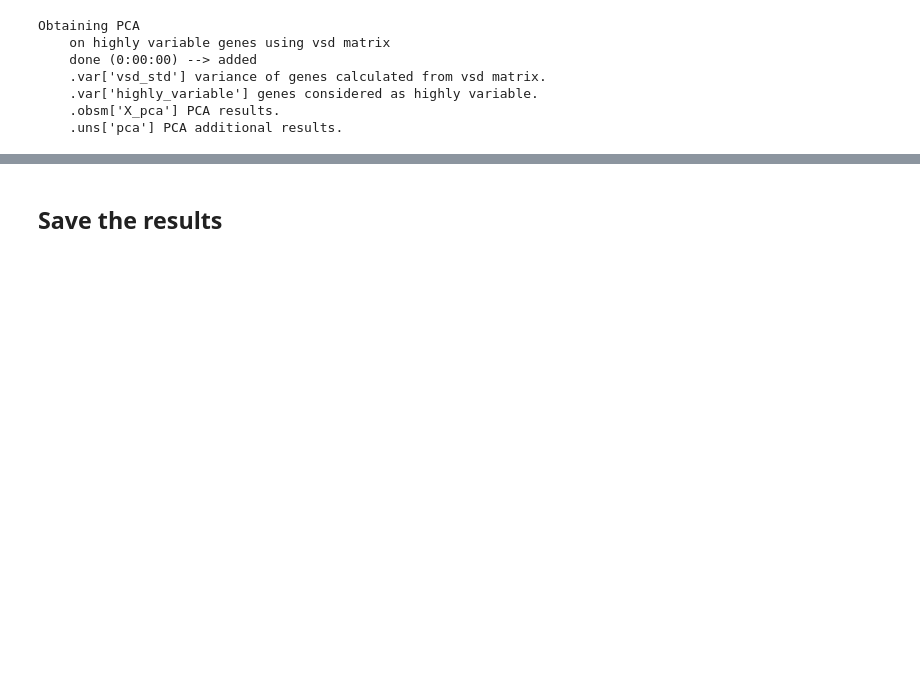
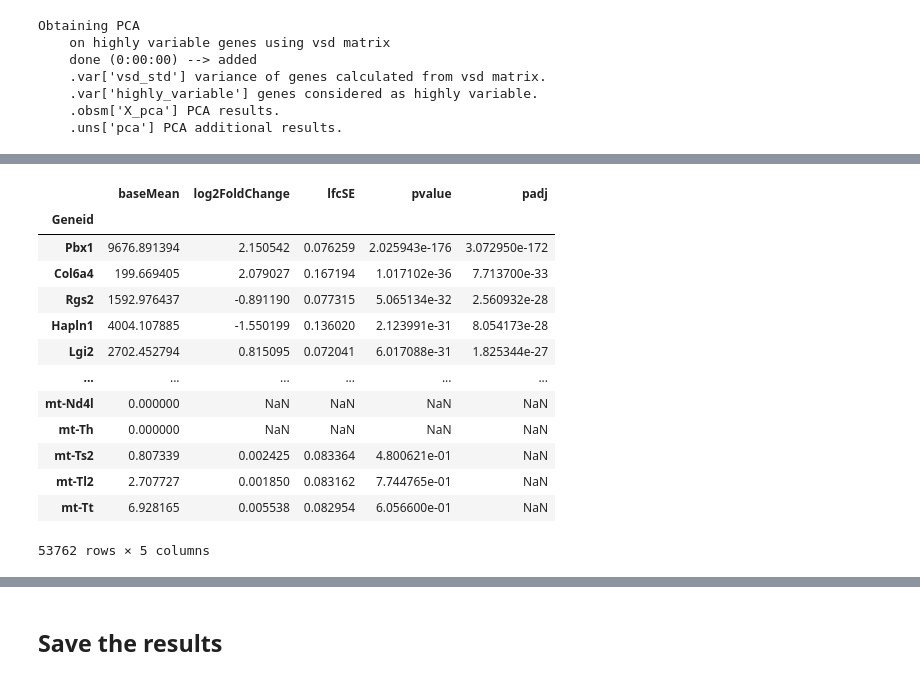
Before and after one commit to LouisFaure/upperlip_paper, a Jupyter notebook: bulk/01.Bulk-Analysis.ipynb, the cells around one changed output, grey strips where cells are left out. Drawn from its saved outputs; the diff is of its cells as text; code cells hidden in the pictures; blank space fills up the shorter version.

```diff
--- a/bulk/01.Bulk-Analysis.ipynb
+++ b/bulk/01.Bulk-Analysis.ipynb
@@ -99,0 +108,17 @@ WARNING: saving figure to file figures/pca.pdf
+# %%
+adata_bulk.uns['condition_Control_vs_Mutant']['LFC_shrink'].sort_values("padj")
+# %% [output]
+|  | baseMean | log2FoldChange | lfcSE | pvalue | padj |
+| Geneid |  |  |  |  |  |
+| Pbx1 | 9676.891394 | 2.150542 | 0.076259 | 2.025943e-176 | 3.072950e-172 |
+| Col6a4 | 199.669405 | 2.079027 | 0.167194 | 1.017102e-36 | 7.713700e-33 |
+| Rgs2 | 1592.976437 | -0.891190 | 0.077315 | 5.065134e-32 | 2.560932e-28 |
+| Hapln1 | 4004.107885 | -1.550199 | 0.136020 | 2.123991e-31 | 8.054173e-28 |
+| Lgi2 | 2702.452794 | 0.815095 | 0.072041 | 6.017088e-31 | 1.825344e-27 |
+| ... | ... | ... | ... | ... | ... |
+| mt-Nd4l | 0.000000 | NaN | NaN | NaN | NaN |
+| mt-Th | 0.000000 | NaN | NaN | NaN | NaN |
+| mt-Ts2 | 0.807339 | 0.002425 | 0.083364 | 4.800621e-01 | NaN |
+| mt-Tl2 | 2.707727 | 0.001850 | 0.083162 | 7.744765e-01 | NaN |
+| mt-Tt | 6.928165 | 0.005538 | 0.082954 | 6.056600e-01 | NaN |
+53762 rows × 5 columns
```
Also changed, not shown: parts of 14 cells of this notebook, 1 other file.
